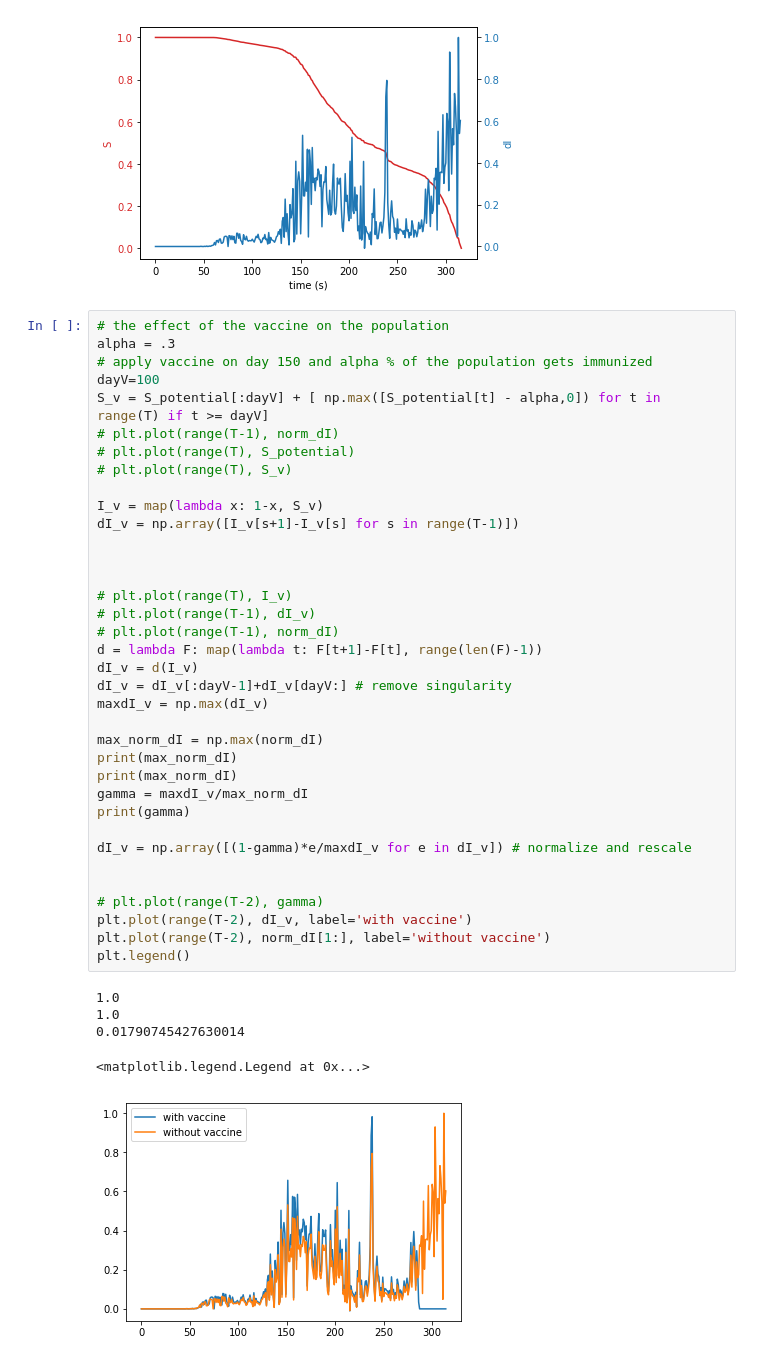
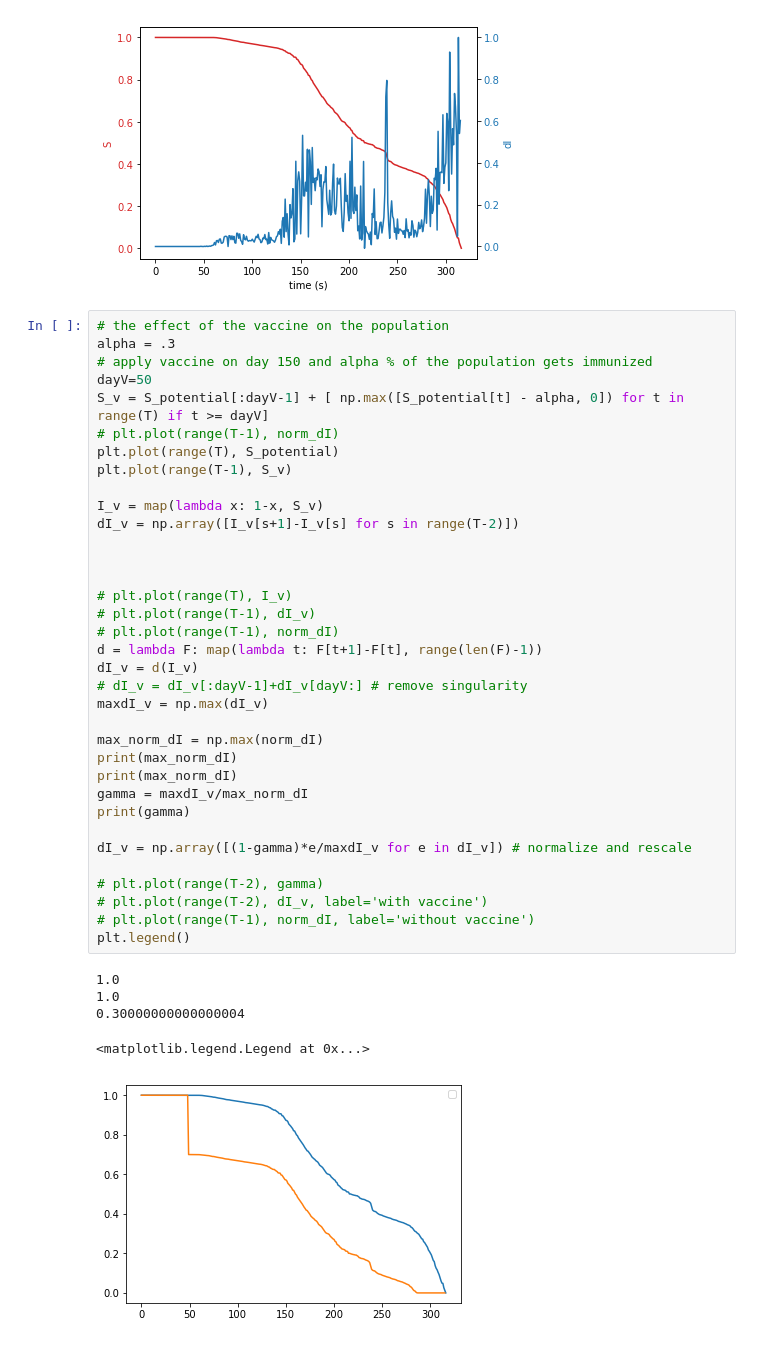
Before and after one commit to Rubalicious/vaccine-allocation, a Jupyter notebook: data.ipynb, the cells around one changed output. Drawn from its saved outputs; the diff is of its cells as text.

```diff
--- a/data.ipynb
+++ b/data.ipynb
@@ -196,41 +196,40 @@ plt.show()
 # the effect of the vaccine on the population
 alpha = .3
 # apply vaccine on day 150 and alpha % of the population gets immunized
-dayV=100
-S_v = S_potential[:dayV] + [ np.max([S_potential[t] - alpha,0]) for t in range(T) if t >= dayV]
+dayV=50
+S_v = S_potential[:dayV-1] + [ np.max([S_potential[t] - alpha, 0]) for t in range(T) if t >= dayV]
 # plt.plot(range(T-1), norm_dI)
-# plt.plot(range(T), S_potential)
-# plt.plot(range(T), S_v)
+plt.plot(range(T), S_potential)
+plt.plot(range(T-1), S_v)
 
 I_v = map(lambda x: 1-x, S_v)
-dI_v = np.array([I_v[s+1]-I_v[s] for s in range(T-1)])
+dI_v = np.array([I_v[s+1]-I_v[s] for s in range(T-2)])
 
 
 
 # plt.plot(range(T), I_v)
 # plt.plot(range(T-1), dI_v)
 # plt.plot(range(T-1), norm_dI)
 d = lambda F: map(lambda t: F[t+1]-F[t], range(len(F)-1))
 dI_v = d(I_v)
-dI_v = dI_v[:dayV-1]+dI_v[dayV:] # remove singularity
+# dI_v = dI_v[:dayV-1]+dI_v[dayV:] # remove singularity
 maxdI_v = np.max(dI_v)
 
 max_norm_dI = np.max(norm_dI)
 print(max_norm_dI)
 print(max_norm_dI)
 gamma = maxdI_v/max_norm_dI
 print(gamma)
 
 dI_v = np.array([(1-gamma)*e/maxdI_v for e in dI_v]) # normalize and rescale
 
-
 # plt.plot(range(T-2), gamma)
-plt.plot(range(T-2), dI_v, label='with vaccine')
-plt.plot(range(T-2), norm_dI[1:], label='without vaccine')
+# plt.plot(range(T-2), dI_v, label='with vaccine')
+# plt.plot(range(T-1), norm_dI, label='without vaccine')
 plt.legend()
 # %% [output]
 1.0
 1.0
-0.01790745427630014
+0.30000000000000004
 <matplotlib.legend.Legend at 0x...>
-[figure, old version]
+[figure, new version]
```
Also changed, not shown: parts of 2 cells of this notebook, 1 other file.
